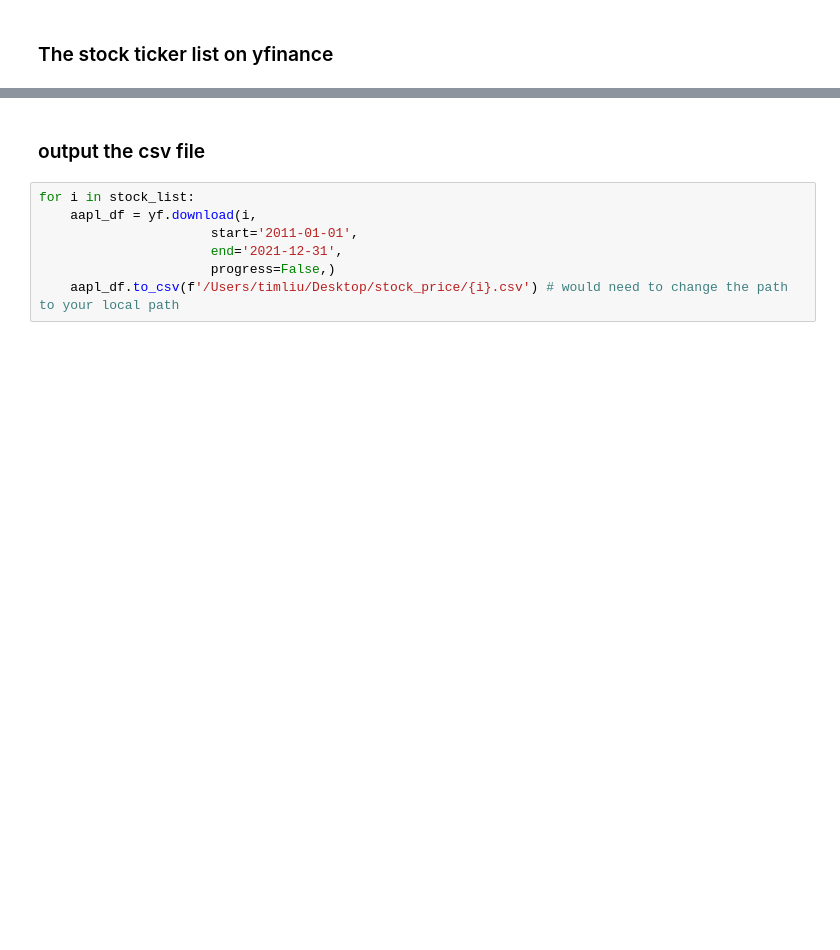
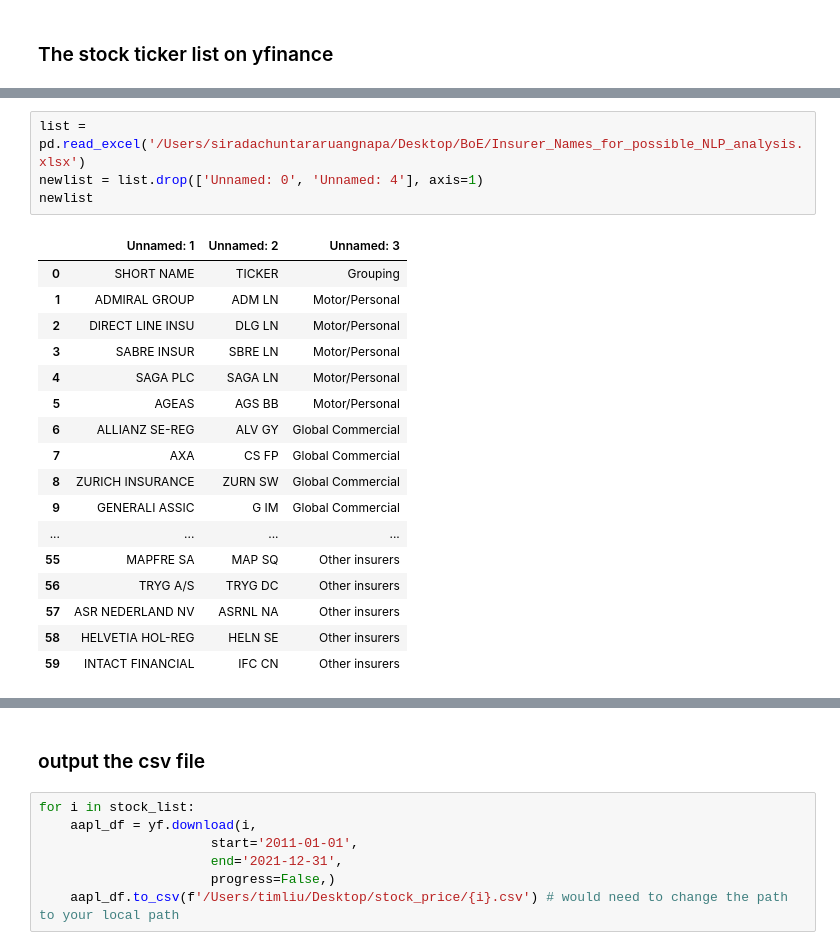
Before and after one commit to BoE-ARP-Bayes-MSc-BA/data_collecting, a Jupyter notebook: historical_stock_price.ipynb, the cells around one changed output, grey strips where cells are left out. Saved outputs shown, nothing was run; the diff lists cells and outputs as text; blank space fills up the shorter version.

```diff
--- a/historical_stock_price.ipynb
+++ b/historical_stock_price.ipynb
@@ -34,0 +112,22 @@ stock_list = [
+# %%
+list = pd.read_excel('/Users/siradachuntararuangnapa/Desktop/BoE/Insurer_Names_for_possible_NLP_analysis.xlsx')
+newlist = list.drop(['Unnamed: 0', 'Unnamed: 4'], axis=1)
+newlist
+# %% [output]
+|  | Unnamed: 1 | Unnamed: 2 | Unnamed: 3 |
+| 0 | SHORT NAME | TICKER | Grouping |
+| 1 | ADMIRAL GROUP | ADM LN | Motor/Personal |
+| 2 | DIRECT LINE INSU | DLG LN | Motor/Personal |
+| 3 | SABRE INSUR | SBRE LN | Motor/Personal |
+| 4 | SAGA PLC | SAGA LN | Motor/Personal |
+| 5 | AGEAS | AGS BB | Motor/Personal |
+| 6 | ALLIANZ SE-REG | ALV GY | Global Commercial |
+| 7 | AXA | CS FP | Global Commercial |
+| 8 | ZURICH INSURANCE | ZURN SW | Global Commercial |
+| 9 | GENERALI ASSIC | G IM | Global Commercial |
+| ... | ... | ... | ... |
+| 55 | MAPFRE SA | MAP SQ | Other insurers |
+| 56 | TRYG A/S | TRYG DC | Other insurers |
+| 57 | ASR NEDERLAND NV | ASRNL NA | Other insurers |
+| 58 | HELVETIA HOL-REG | HELN SE | Other insurers |
+| 59 | INTACT FINANCIAL | IFC CN | Other insurers |
```
Also changed, not shown: parts of 9 cells of this notebook.
